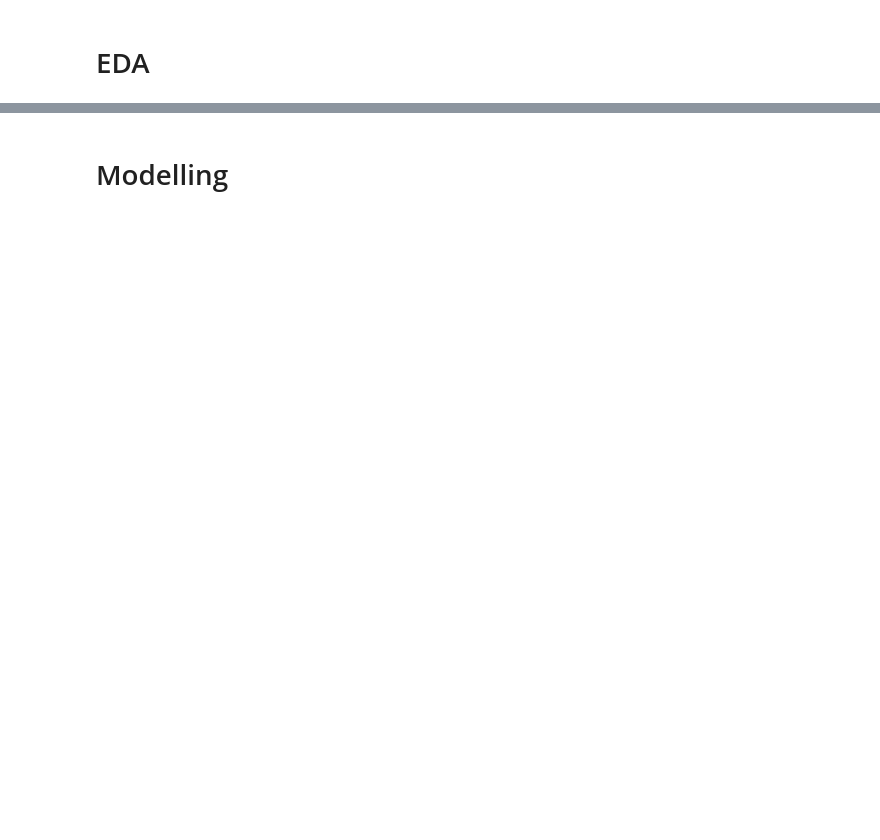
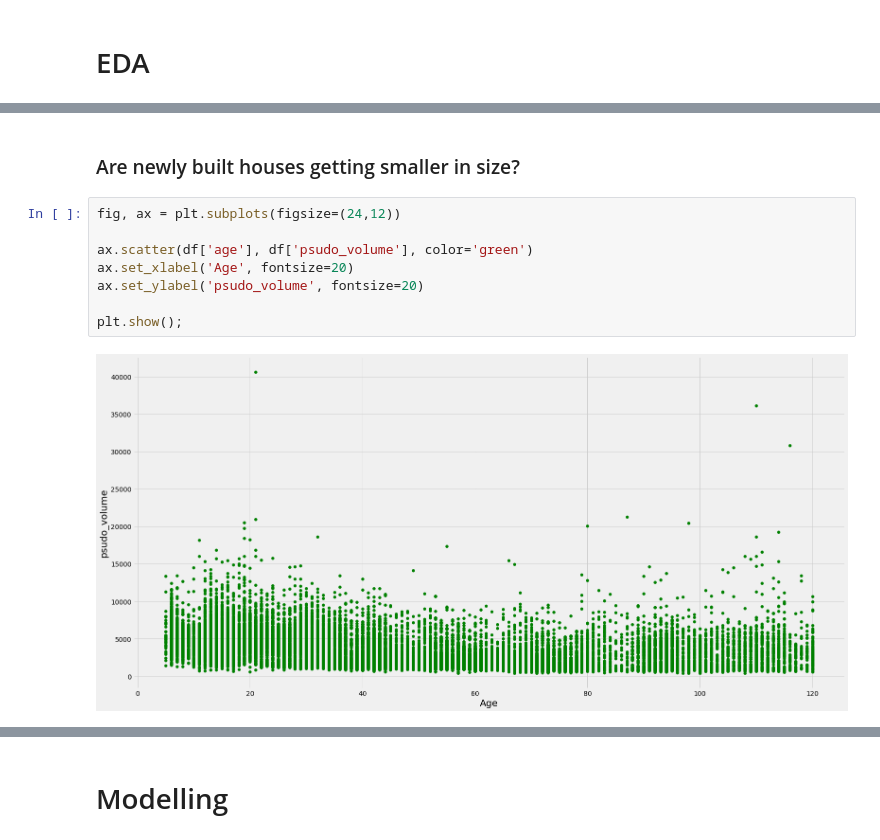
Before and after one commit to Louis-Bad/dsc-mod-2-project-v2-1, a Jupyter notebook: student.ipynb, the cells around one changed output, grey strips where cells are left out. Cells and saved outputs as stored; diff of their text form; blank space fills up the shorter version.

```diff
--- a/student.ipynb
+++ b/student.ipynb
@@ -264,0 +333,12 @@ plt.show();
+# %% [markdown]
+### Are newly built houses getting smaller in size?
+# %%
+fig, ax = plt.subplots(figsize=(24,12))
+
+ax.scatter(df['age'], df['psudo_volume'], color='green')
+ax.set_xlabel('Age', fontsize=20)
+ax.set_ylabel('psudo_volume', fontsize=20)
+
+plt.show();
+# %% [output]
+[figure, added]
```
Also changed, not shown: parts of 35 cells of this notebook.
